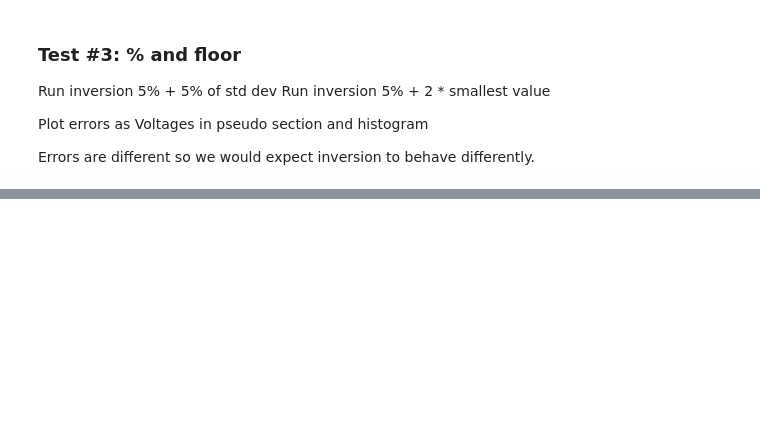
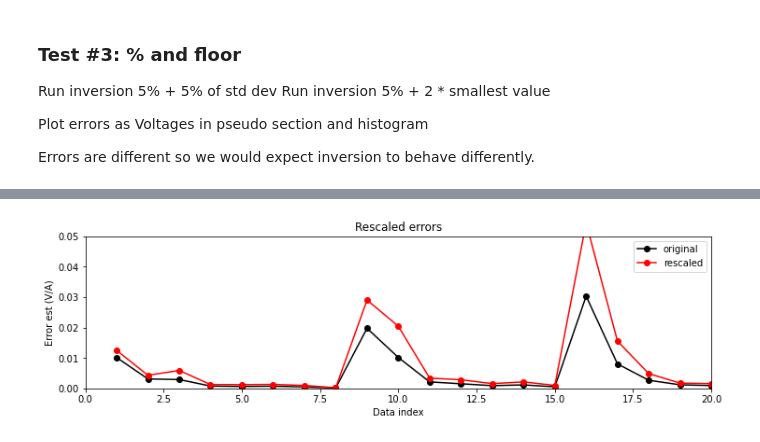
Before and after one commit to Rockpointgeo/rendez-vous-2021, a Jupyter notebook: rv-noise_est_pt1.ipynb, the cells around one changed output, grey strips where cells are left out. Cells and saved outputs as stored; diff of their text form; code cells hidden in the pictures; blank space fills up the shorter version.

```diff
--- a/rv-noise_est_pt1.ipynb
+++ b/rv-noise_est_pt1.ipynb
@@ -475,0 +564,14 @@ slid_num.value
+# %%
+# plot the rescaled errors
+fig, ax = plt.subplots(figsize=(12, 3))
+ax.plot(np.linspace(1,len(std_dc_5_per),len(std_dc_5_per)), std_dc_5_per, 'ko-', label='original')
+ax.plot(np.linspace(1,len(std_dc_5_per),len(std_dc_5_per)), std_dc_5_per_recscale, 'ro-', label='rescaled')
+ax.legend()
+ax.set_xlim(0,20)
+ax.set_ylim(0,0.05)
+ax.set_xlabel('Data index')
+ax.set_ylabel('Error est (V/A)')
+ax.set_title('Rescaled errors')
+plt.show()
+# %% [output]
+[figure, added]
```
Also changed, not shown: parts of 29 cells of this notebook, 12 other files.
